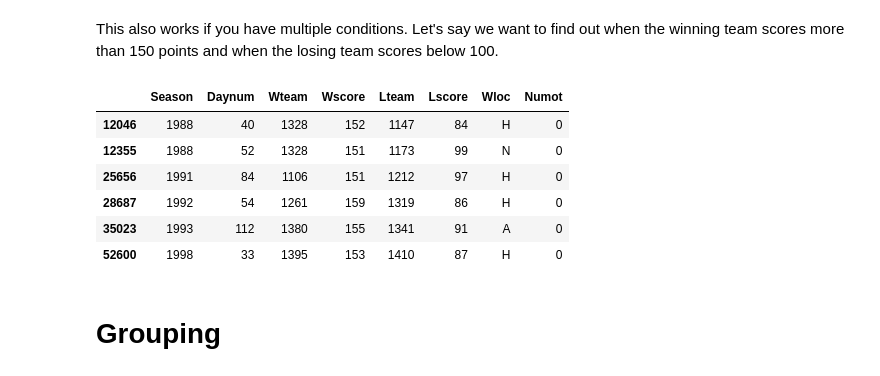
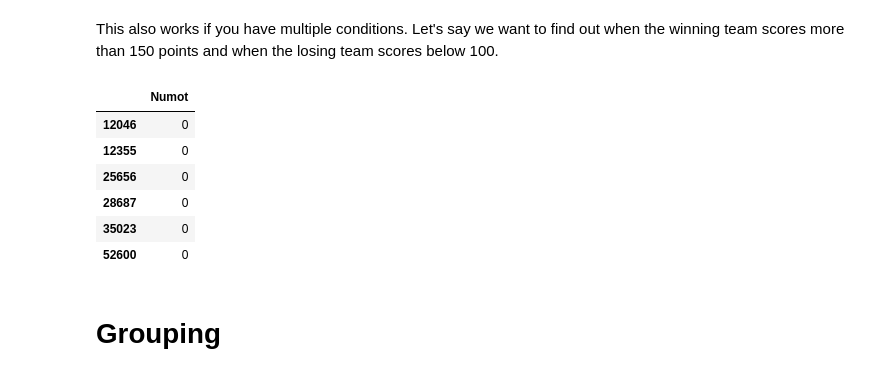
Before and after one commit to xiaoqinwangmax/course_materials, a Jupyter notebook: ch0/scripts/Pandas Tutorial.ipynb, the cells around one changed output. Cells and saved outputs as stored; diff of their text form; code cells hidden in the pictures.

```diff
--- a/ch0/scripts/Pandas Tutorial.ipynb
+++ b/ch0/scripts/Pandas Tutorial.ipynb
@@ -229,15 +264,15 @@ df[df['Wscore'] > 150]
 # %% [markdown]
 This also works if you have multiple conditions. Let's say we want to find out when the winning team scores more than 150 points and when the losing team scores below 100.
 # %%
-df[(df['Wscore'] > 150) & (df['Lscore'] < 100)]
+df.loc[(df['Wscore'] > 150) & (df['Lscore'] < 100),['Numot']]
 # %% [output]
-|  | Season | Daynum | Wteam | Wscore | Lteam | Lscore | Wloc | Numot |
-| 12046 | 1988 | 40 | 1328 | 152 | 1147 | 84 | H | 0 |
-| 12355 | 1988 | 52 | 1328 | 151 | 1173 | 99 | N | 0 |
-| 25656 | 1991 | 84 | 1106 | 151 | 1212 | 97 | H | 0 |
-| 28687 | 1992 | 54 | 1261 | 159 | 1319 | 86 | H | 0 |
-| 35023 | 1993 | 112 | 1380 | 155 | 1341 | 91 | A | 0 |
-| 52600 | 1998 | 33 | 1395 | 153 | 1410 | 87 | H | 0 |
+|  | Numot |
+| 12046 | 0 |
+| 12355 | 0 |
+| 25656 | 0 |
+| 28687 | 0 |
+| 35023 | 0 |
+| 52600 | 0 |
 # %% [markdown]
 # Grouping
 # %% [markdown]
```
Also changed, not shown: parts of 11 cells of this notebook, 13 other files.
